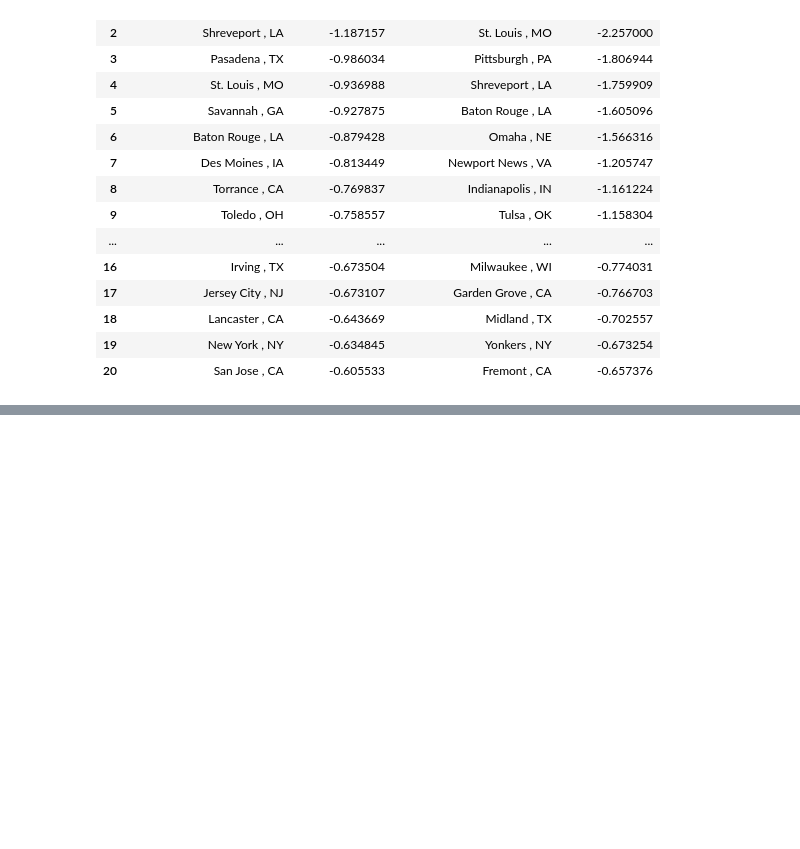
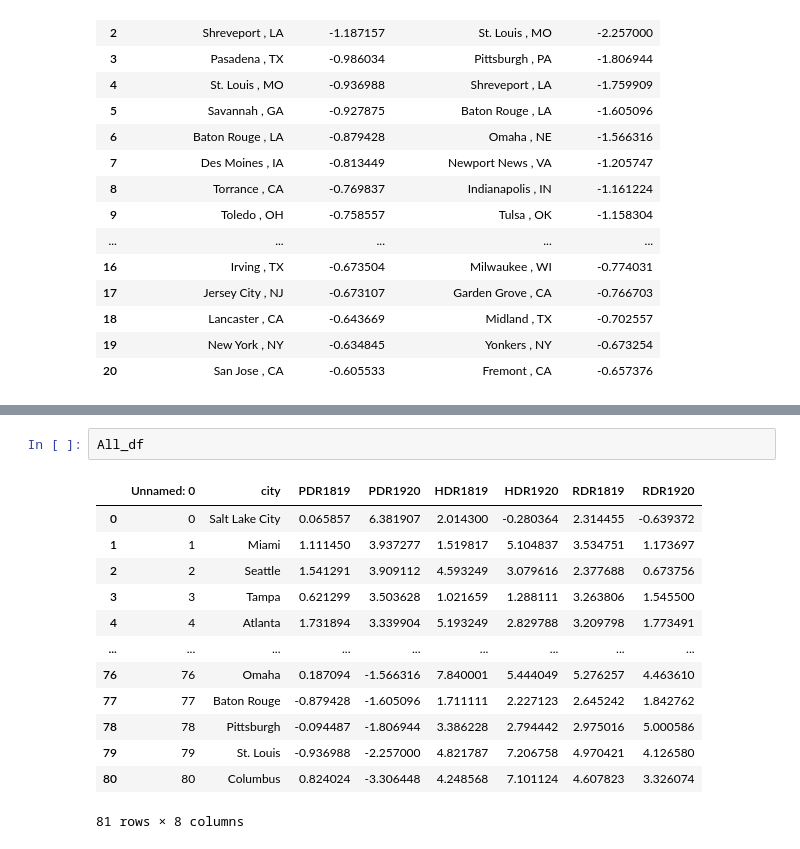
Before and after one commit to stellakk75/HousingMarketCOVID-19Project, a Jupyter notebook: PopRelated/Q1_populationanalysis.ipynb, the cells around one changed output, grey strips where cells are left out. Cells and saved outputs as stored; diff of their text form; blank space fills up the shorter version.

```diff
--- a/PopRelated/Q1_populationanalysis.ipynb
+++ b/PopRelated/Q1_populationanalysis.ipynb
@@ -259,0 +323,16 @@ poplow_df
+# %%
+All_df
+# %% [output]
+|  | Unnamed: 0 | city | PDR1819 | PDR1920 | HDR1819 | HDR1920 | RDR1819 | RDR1920 |
+| 0 | 0 | Salt Lake City | 0.065857 | 6.381907 | 2.014300 | -0.280364 | 2.314455 | -0.639372 |
+| 1 | 1 | Miami | 1.111450 | 3.937277 | 1.519817 | 5.104837 | 3.534751 | 1.173697 |
+| 2 | 2 | Seattle | 1.541291 | 3.909112 | 4.593249 | 3.079616 | 2.377688 | 0.673756 |
+| 3 | 3 | Tampa | 0.621299 | 3.503628 | 1.021659 | 1.288111 | 3.263806 | 1.545500 |
+| 4 | 4 | Atlanta | 1.731894 | 3.339904 | 5.193249 | 2.829788 | 3.209798 | 1.773491 |
+| ... | ... | ... | ... | ... | ... | ... | ... | ... |
+| 76 | 76 | Omaha | 0.187094 | -1.566316 | 7.840001 | 5.444049 | 5.276257 | 4.463610 |
+| 77 | 77 | Baton Rouge | -0.879428 | -1.605096 | 1.711111 | 2.227123 | 2.645242 | 1.842762 |
+| 78 | 78 | Pittsburgh | -0.094487 | -1.806944 | 3.386228 | 2.794442 | 2.975016 | 5.000586 |
+| 79 | 79 | St. Louis | -0.936988 | -2.257000 | 4.821787 | 7.206758 | 4.970421 | 4.126580 |
+| 80 | 80 | Columbus | 0.824024 | -3.306448 | 4.248568 | 7.101124 | 4.607823 | 3.326074 |
+81 rows × 8 columns
```
Also changed, not shown: parts of 1 cell of this notebook, 7 other files.
